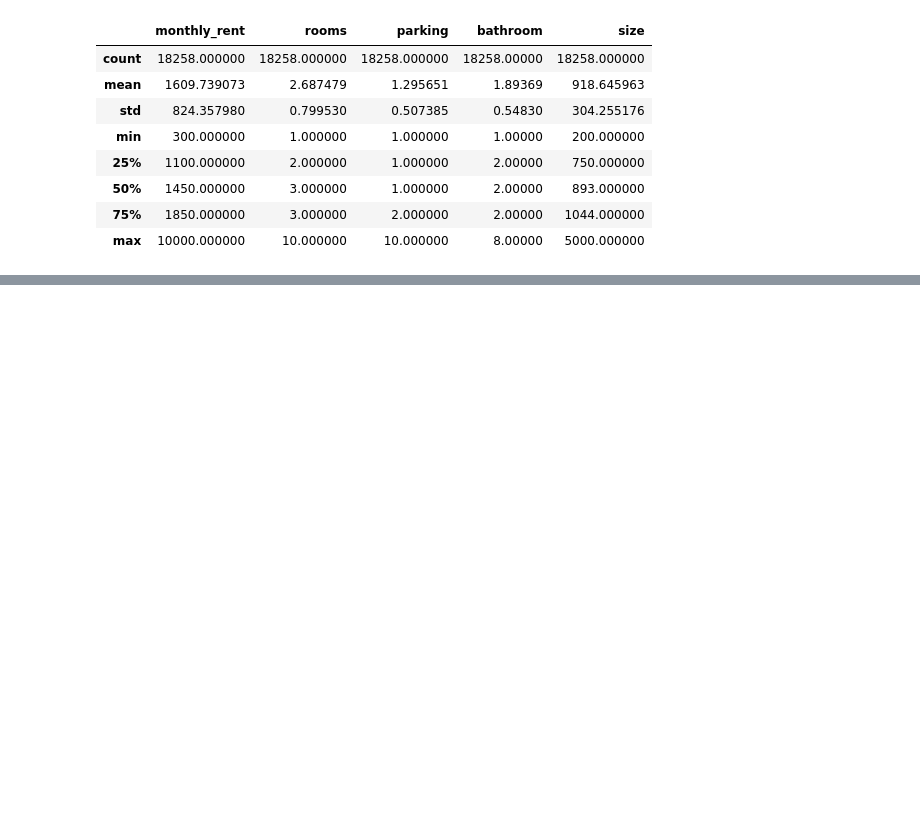
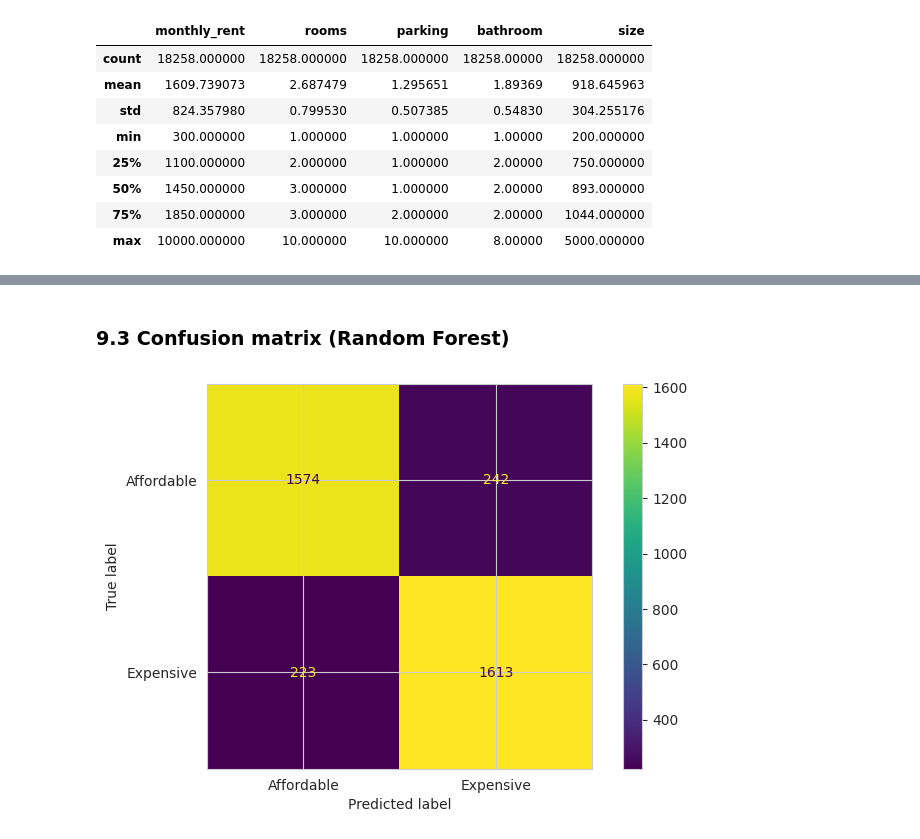
Before and after one commit to peterlinghuazhong/-CU05-Data-Science-Capstone-Project-, a Jupyter notebook: HousesRental.ipynb, the cells around one changed output, grey strips where cells are left out. Saved outputs shown, nothing was run; the diff lists cells and outputs as text; code cells hidden in the pictures; blank space fills up the shorter version.

```diff
--- a/HousesRental.ipynb
+++ b/HousesRental.ipynb
@@ -297,0 +536,6 @@ plt.show()
+# %%
+threshold = y_train.median()
+print("Expensive = rent above RM", threshold)
+
+y_train_class = (y_train > threshold).astype(int)
+y_test_class = (y_test > threshold).astype(int)
@@ -297,0 +548,6 @@ plt.show()
+# %%
+log_model = LogisticRegression(max_iter=1000)
+log_model.fit(X_train_scaled, y_train_class)
+
+rf_class = RandomForestClassifier(random_state=42)
+rf_class.fit(X_train_scaled, y_train_class);
@@ -297,0 +586,8 @@ plt.show()
+# %% [markdown]
+### 9.3 Confusion matrix (Random Forest)
+# %%
+ConfusionMatrixDisplay.from_predictions(y_test_class, rf_class.predict(X_test_scaled),
+                                        display_labels=["Affordable", "Expensive"])
+plt.show()
+# %% [output]
+[figure, added]
```
Also changed, not shown: parts of 66 cells of this notebook.
